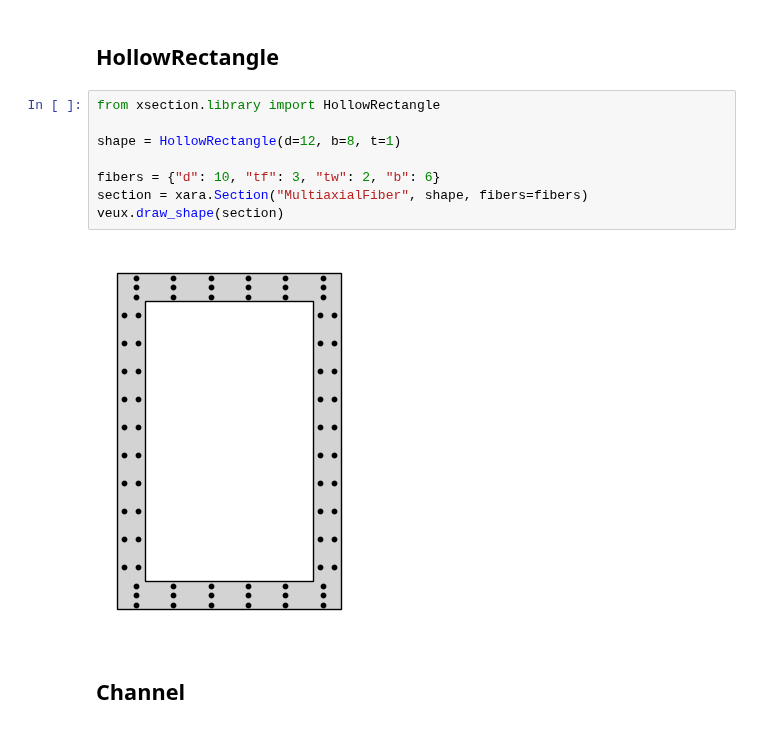
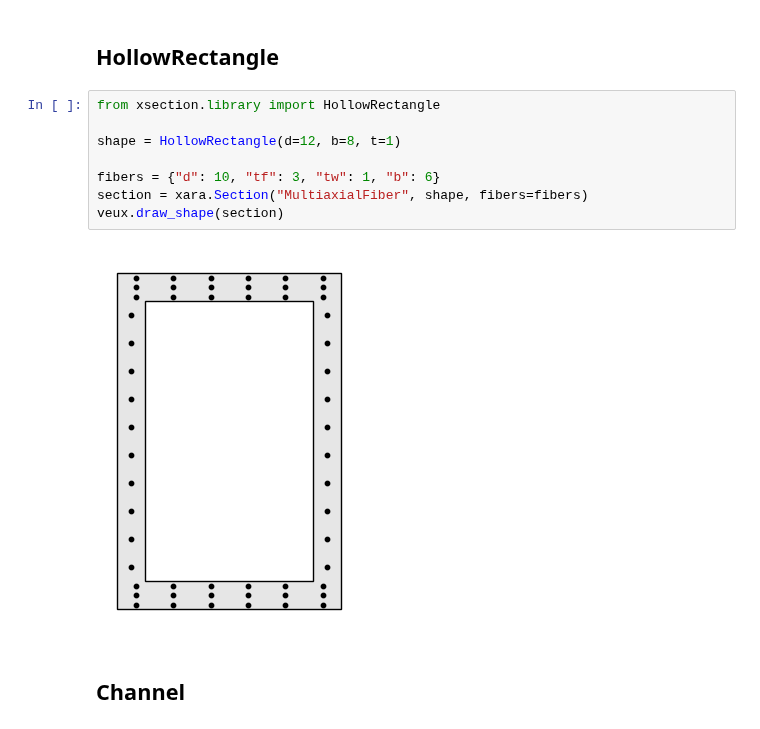
Before and after one commit to FEDEASLab/xsection, a Jupyter notebook: docs/examples/fibers2.ipynb, the cells around one changed output. Drawn from its saved outputs; the diff is of its cells as text.

```diff
--- a/docs/examples/fibers2.ipynb
+++ b/docs/examples/fibers2.ipynb
@@ -37,13 +33,13 @@ veux.ShapeArtist(shape).draw_fibers()
 # %%
 from xsection.library import HollowRectangle
 
 shape = HollowRectangle(d=12, b=8, t=1)
 
-fibers = {"d": 10, "tf": 3, "tw": 2, "b": 6}
+fibers = {"d": 10, "tf": 3, "tw": 1, "b": 6}
 section = xara.Section("MultiaxialFiber", shape, fibers=fibers)
 veux.draw_shape(section)
 # %% [output]
-[figure, old version]
+[figure, new version]
 # %% [markdown]
 ## Channel
 # %%
```
Also changed, not shown: parts of 5 cells of this notebook, 11 other files.
